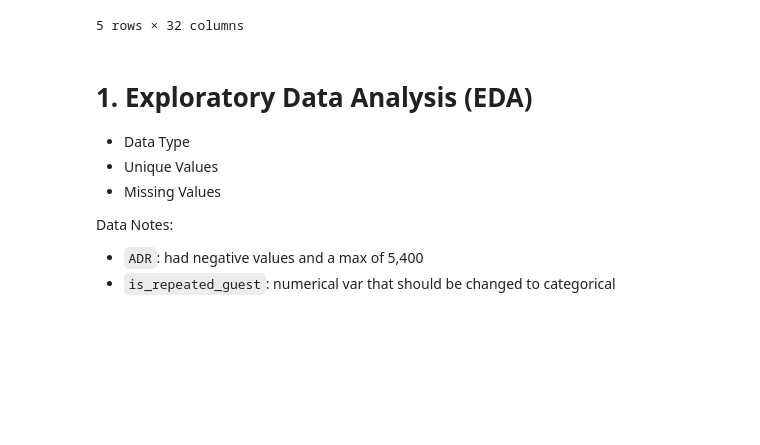
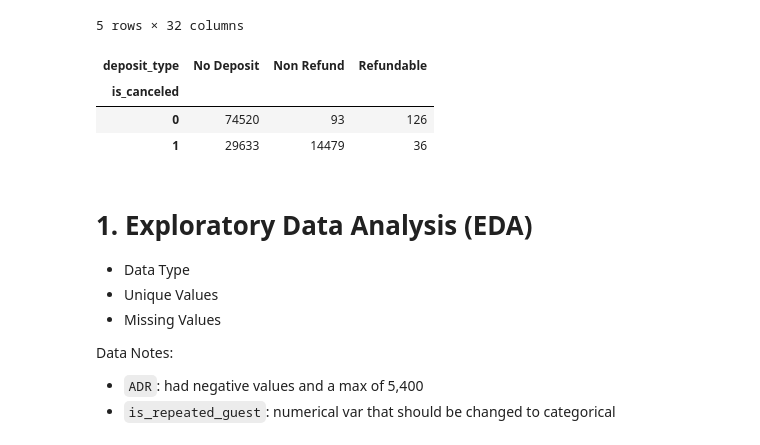
Before and after one commit to francisalvarez/hotel_booking_demand, a Jupyter notebook: hotel_eda.ipynb, the cells around one changed output. Saved outputs shown, nothing was run; the diff lists cells and outputs as text; code cells hidden in the pictures; blank space fills up the shorter version.

Commit message:
Added a results table to the notebook

```diff
--- a/hotel_eda.ipynb
+++ b/hotel_eda.ipynb
@@ -75,6 +116,13 @@ display(df.head())
 | 3 | Resort Hotel | 0 | 13 | 2015 | July | 27 | ... |
 | 4 | Resort Hotel | 0 | 14 | 2015 | July | 27 | ... |
 5 rows × 32 columns
+# %%
+pd.crosstab(df.is_canceled, df.deposit_type)
+# %% [output]
+| deposit_type | No Deposit | Non Refund | Refundable |
+| is_canceled |  |  |  |
+| 0 | 74520 | 93 | 126 |
+| 1 | 29633 | 14479 | 36 |
 # %% [markdown]
 # 1. Exploratory Data Analysis (EDA)
 * Data Type
```
Also changed, not shown: parts of 4 cells of this notebook, 2 other files.
